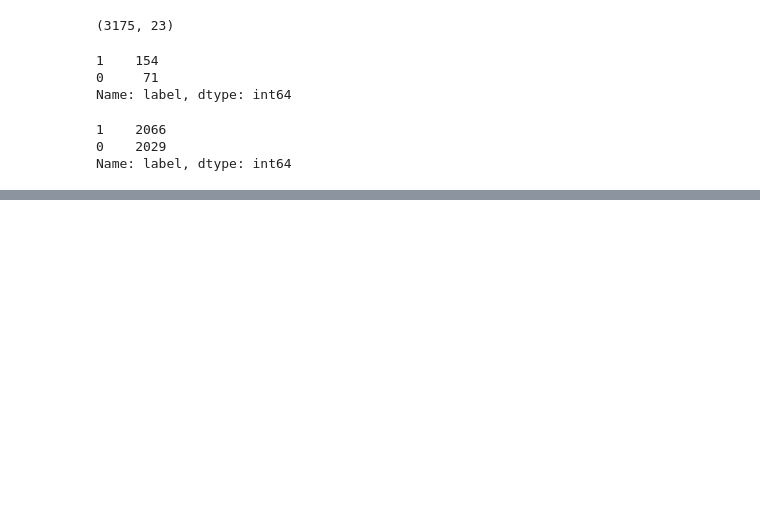
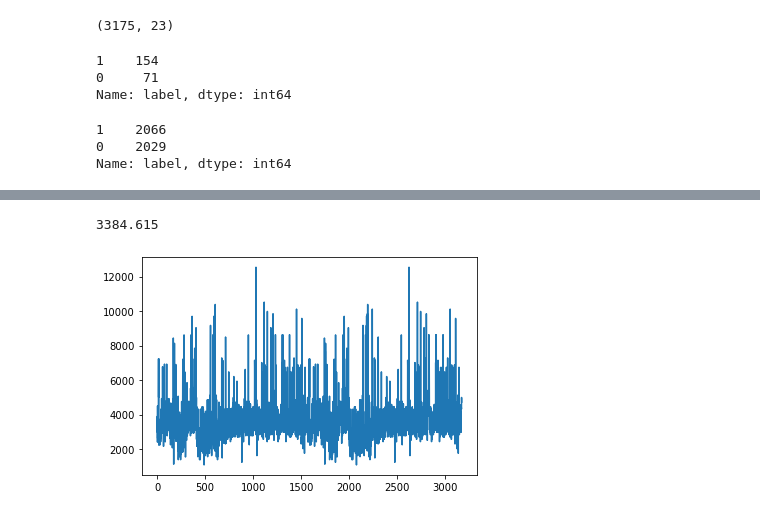
Before and after one commit to deep-voice/soundbay, a Jupyter notebook: notebooks/concat_2017_2022_notebook.ipynb, the cells around one changed output, grey strips where cells are left out. Drawn from its saved outputs; the diff is of its cells as text; code cells hidden in the pictures; blank space fills up the shorter version.

```diff
--- a/notebooks/concat_2017_2022_notebook.ipynb
+++ b/notebooks/concat_2017_2022_notebook.ipynb
@@ -62,0 +70,6 @@ concat_data.to_csv('../datasets/Manatees/manatee_concat_2017_2022.csv', index=Fa
+# %%
+plt.plot(new_train_data['Low Freq (Hz)'])
+print(new_train_data['Low Freq (Hz)'].median())
+# %% [output]
+3384.615
+[figure, added]
```
Also changed, not shown: parts of 13 cells of this notebook, 1 other file.
